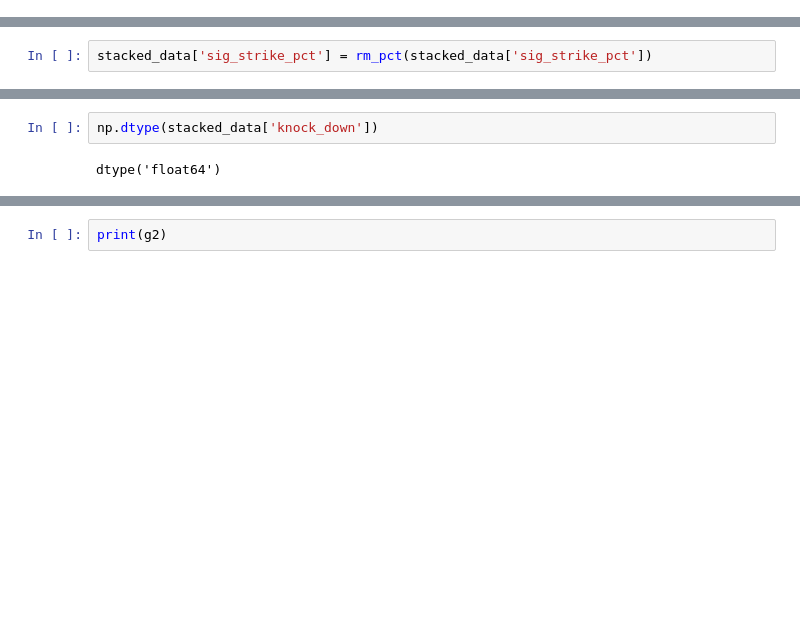
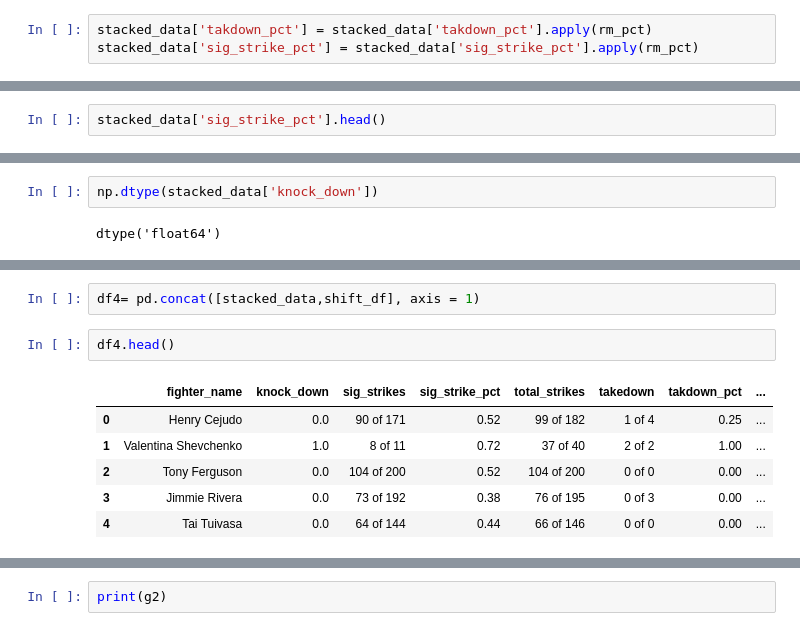
Before and after one commit to rahjetly/Springboard-DSC, a Jupyter notebook: Capstone/Capstone1_Cleanup.ipynb, the cells around one changed output, grey strips where cells are left out. Drawn from its saved outputs; the diff is of its cells as text; blank space fills up the shorter version.

```diff
--- a/Capstone/Capstone1_Cleanup.ipynb
+++ b/Capstone/Capstone1_Cleanup.ipynb
@@ -441,3 +449,6 @@ stacked_data.reset_index(drop=True, inplace = True)
 #Trying to remove the % so I can turn certain columns to floats
 def rm_pct(x):
     return float(x.strip('%'))/100
+# %%
+stacked_data['takdown_pct'] = stacked_data['takdown_pct'].apply(rm_pct)
+stacked_data['sig_strike_pct'] = stacked_data['sig_strike_pct'].apply(rm_pct)
@@ -444,3 +464,3 @@ def rm_pct(x):
 # %%
-stacked_data['sig_strike_pct'] = rm_pct(stacked_data['sig_strike_pct'])
+stacked_data['sig_strike_pct'].head()
 # %% [output]
@@ -458,0 +507,11 @@ dtype('float64')
+# %%
+df4= pd.concat([stacked_data,shift_df], axis = 1)
+# %%
+df4.head()
+# %% [output]
+|  | fighter_name | knock_down | sig_strikes | sig_strike_pct | total_strikes | takedown | takdown_pct | ... |
+| 0 | Henry Cejudo | 0.0 | 90 of 171 | 0.52 | 99 of 182 | 1 of 4 | 0.25 | ... |
+| 1 | Valentina Shevchenko | 1.0 | 8 of 11 | 0.72 | 37 of 40 | 2 of 2 | 1.00 | ... |
+| 2 | Tony Ferguson | 0.0 | 104 of 200 | 0.52 | 104 of 200 | 0 of 0 | 0.00 | ... |
+| 3 | Jimmie Rivera | 0.0 | 73 of 192 | 0.38 | 76 of 195 | 0 of 3 | 0.00 | ... |
+| 4 | Tai Tuivasa | 0.0 | 64 of 144 | 0.44 | 66 of 146 | 0 of 0 | 0.00 | ... |
```
Also changed, not shown: parts of 24 cells of this notebook.
